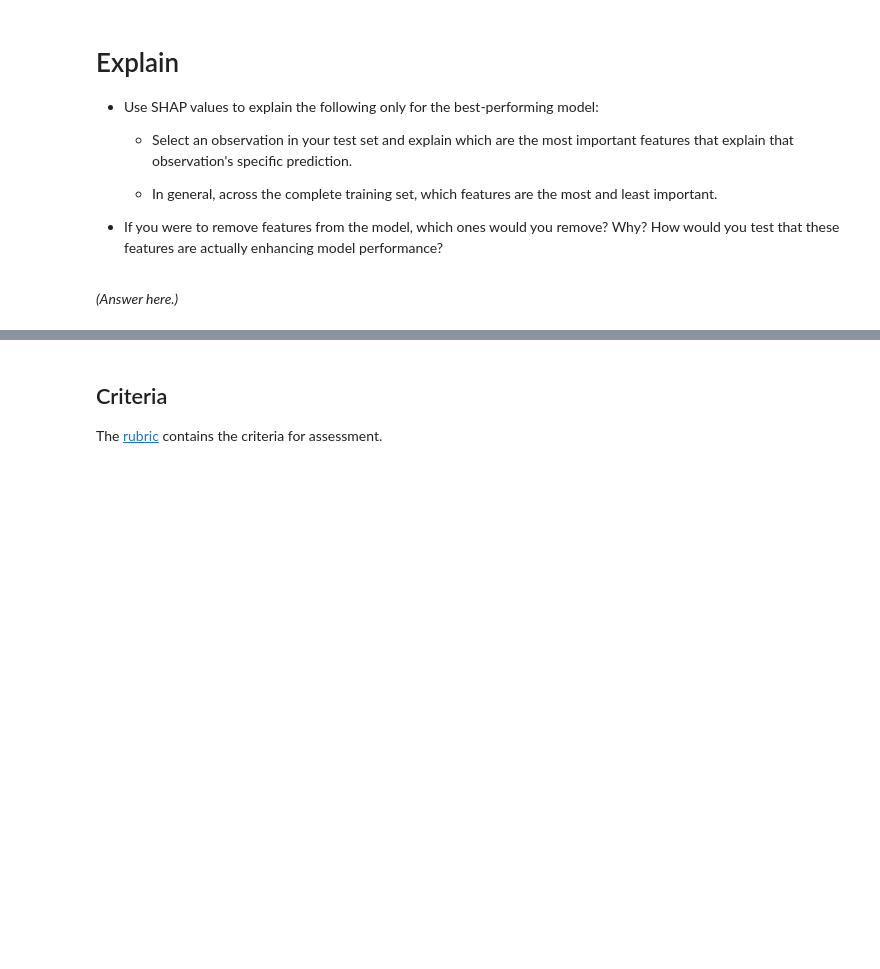
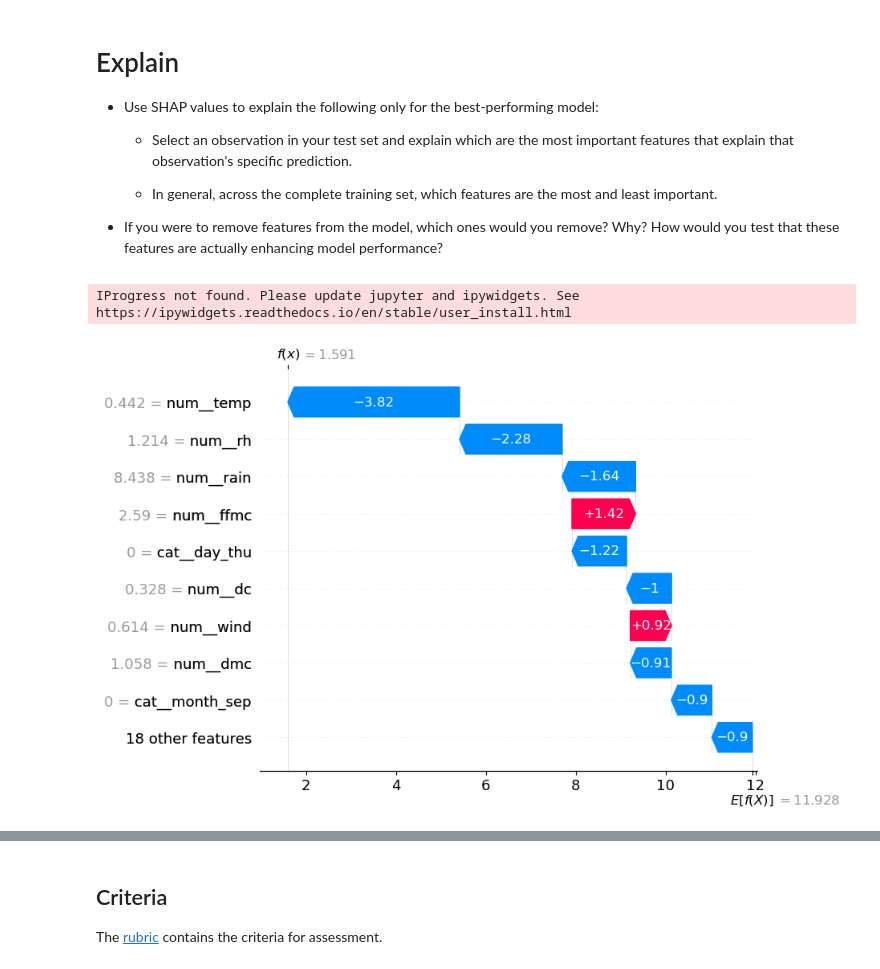
Before and after one commit to Chetank190/production, a Jupyter notebook: 02_activities/assignments/assignment_3.ipynb, the cells around one changed output, grey strips where cells are left out. Drawn from its saved outputs; the diff is of its cells as text; code cells hidden in the pictures; blank space fills up the shorter version.

```diff
--- a/02_activities/assignments/assignment_3.ipynb
+++ b/02_activities/assignments/assignment_3.ipynb
@@ -182,0 +389,17 @@ Create a [model pipeline](https://scikit-learn.org/stable/modules/generated/skle
+# %%
+param_grid_D = {
+     'Regressor__n_estimators': [50, 100, 200],
+    'Regressor__max_depth': [None, 10, 20, 30],
+    'Regressor__max_features': [None, 'sqrt', 'log2']
+}
+
+grid_search_D = GridSearchCV(
+    pipeline_D,
+    param_grid_D, cv=5,
+    scoring='neg_mean_squared_error',
+    refit=True
+)
+
+grid_search_D.fit(X_train, Y_train)
+model_D_df = pd.DataFrame(grid_search_D.cv_results_)
+model_D_df
@@ -190,0 +461,3 @@ Create a [model pipeline](https://scikit-learn.org/stable/modules/generated/skle
+# %%
+best_model = grid_search_D.best_estimator_
+best_model
@@ -198,5 +496,19 @@ Create a [model pipeline](https://scikit-learn.org/stable/modules/generated/skle
     - In general, across the complete training set, which features are the most and least important.
 
 + If you were to remove features from the model, which ones would you remove? Why? How would you test that these features are actually enhancing model performance?
-# %% [markdown]
-*(Answer here.)*
+# %%
+import shap
+
+data_transform = best_model.named_steps['preprocessing'].transform(X_test)
+
+explainer = shap.explainers.TreeExplainer(
+    best_model.named_steps['Regressor'],
+    feature_names= best_model.named_steps['preprocessing'].get_feature_names_out())
+# %% [output]
+IProgress not found. Please update jupyter and ipywidgets. See https://ipywidgets.readthedocs.io/en/stable/user_install.html
+# %%
+shap_values = explainer(data_transform)
+# %%
+shap.plots.waterfall(shap_values[1])
+# %% [output]
+[figure, added]
```
Also changed, not shown: parts of 25 cells of this notebook.
